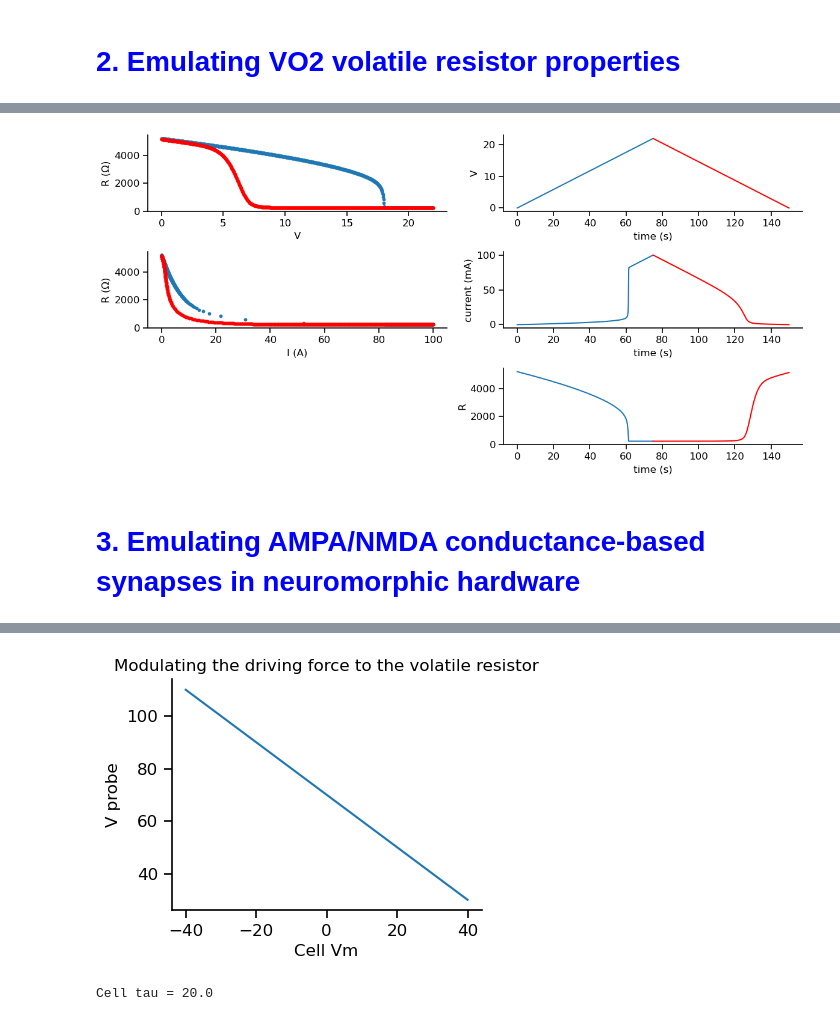
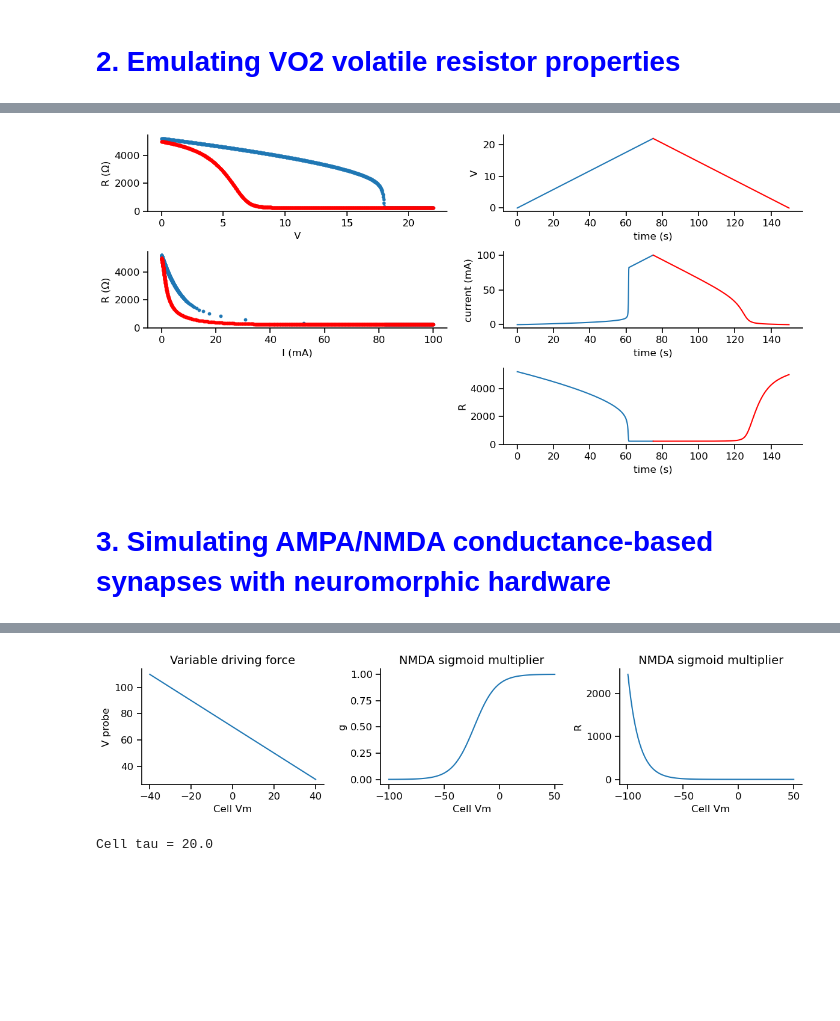
Before and after one commit to argalloni/Neuromorphic_simulations, a Jupyter notebook: Neuromorphic_NMDA.ipynb, the cells around one changed output, grey strips where cells are left out. Cells and saved outputs as stored; diff of their text form; code cells hidden in the pictures; blank space fills up the shorter version.

Commit message:
updated data-driven neuromophic NMDA model working

```diff
--- a/Neuromorphic_NMDA.ipynb
+++ b/Neuromorphic_NMDA.ipynb
@@ -472,7 +477,7 @@ ax[0,0].set_ylabel('R (Ω)')
 
 ax[1,0].scatter(g_volatile.controlI_history[:len(v1)],g_volatile.R_history[:len(v1)],s=10)
 ax[1,0].scatter(g_volatile.controlI_history[len(v1):],g_volatile.R_history[len(v1):],s=10,c='r')
-ax[1,0].set_xlabel('I (A)')
+ax[1,0].set_xlabel('I (mA)')
 ax[1,0].set_ylabel('R (Ω)')
 
 ax[2,0].axis('off')
@@ -496,32 +501,59 @@ ax[2,1].set_ylabel('R')
 plt.tight_layout()
 plt.show()
 # %% [output]
-[figure, old version]
+[figure, new version]
 # %% [markdown]
-# <font color='blue'> 3. Emulating AMPA/NMDA conductance-based synapses in neuromorphic hardware </font>
+# <font color='blue'> 3. Simulating AMPA/NMDA conductance-based synapses with neuromorphic hardware </font>
 # %% [markdown]
 <img src="images/Neuromorphic_circuit_diagram8.png" width="350">
 # %%
 # Define variable probe voltage
 
 def compute_probeV(V_cell):
     '''Synapse driving force, computed as a function of the cell membrane potential (Vm)'''
     E_rev = 70           # (mV) Reversal potential
     V_probe = E_rev - V_cell # (mV) Driving force
     return V_probe
 
+def nmda_sigmoid(V):
+    '''
+    V: postsynaptic voltage (mV)
+    '''
+    mg = 1.       # (mM) external magnesium concentration
+    vshift = -0   # (mV) shifts the mg unblock
+    Kd = 9.98     # (mM) modulate Mg concentration-dependence
+    gamma = 0.101 # (/mV) modulate slope of Mg sensitivity
+    E_rev = 0.    # (mV) reversal potentital of NMDA channel
+
+    mgblock = 1 / (1 + np.exp(gamma * -(V-vshift)) * (mg / Kd)) # sigmoid voltage-dependent channel unblocking
+    return mgblock
+
 # Plot probeV function
-fig,ax = plt.subplots(figsize=[4,3])
+fig,ax = plt.subplots(1,3, figsize=[12,3])
 V_cell = np.linspace(-40,40,100)
-ax.plot(V_cell, compute_probeV(V_cell))
-ax.set_xlabel('Cell Vm')
-ax.set_ylabel("V probe")
+ax[0].plot(V_cell, compute_probeV(V_cell))
+ax[0].set_xlabel('Cell Vm')
+ax[0].set_ylabel("V probe")
 # ax.plot([0,0],[30,110],'--',color=[.8,.8,.8])
 # ax.plot([-40,40],[0,0],'--',color=[.8,.8,.8])
-ax.set_title('Modulating the driving force to the volatile resistor',fontsize=12)
+ax[0].set_title('Variable driving force',fontsize=14)
+
+V_cell = np.linspace(-100,50,100)
+ax[1].plot(V_cell, nmda_sigmoid(V_cell))
+ax[1].set_xlabel('Cell Vm')
+ax[1].set_ylabel("g")
+ax[1].set_title('NMDA sigmoid multiplier',fontsize=14)
+
+V_cell = np.linspace(-100,50,100)
+ax[2].plot(V_cell, 1/nmda_sigmoid(V_cell))
+ax[2].set_xlabel('Cell Vm')
+ax[2].set_ylabel("R")
+ax[2].set_title('NMDA sigmoid multiplier',fontsize=14)
+
+plt.tight_layout()
 plt.show()
 # %% [output]
-[figure, old version]
+[figure, new version]
 # %%
 # Run hardware simulation with voltage-dependent V_probe
 
```
Also changed, not shown: parts of 12 cells of this notebook.
